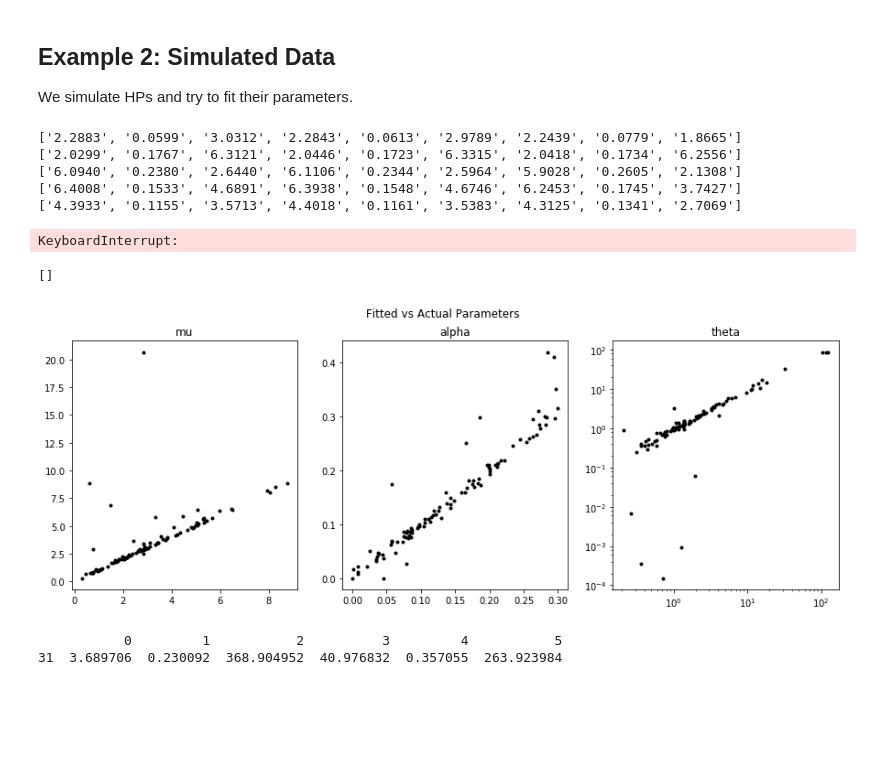
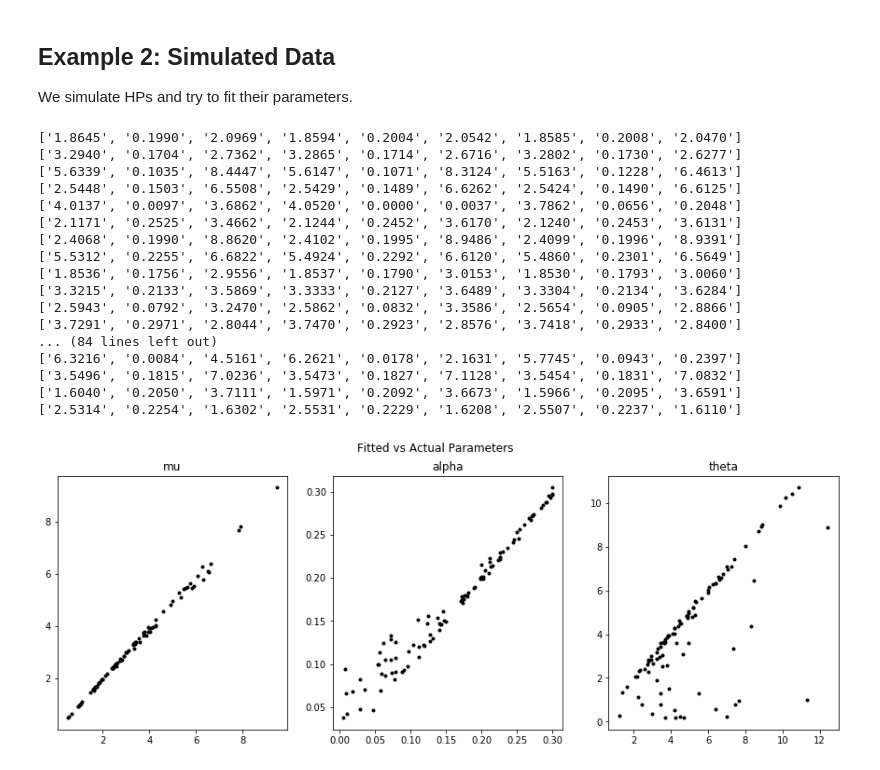
Before and after one commit to canerturkmen/hawkeslib, a Jupyter notebook: examples/UV Exp Example.ipynb, the cells around one changed output. Cells and saved outputs as stored; diff of their text form; code cells hidden in the pictures; blank space fills up the shorter version.

```diff
--- a/examples/UV Exp Example.ipynb
+++ b/examples/UV Exp Example.ipynb
@@ -83,38 +83,39 @@ for j in range(100):
 
     # fit with em
     hp3 = UVHP()
-    hp3.fit(smp, method="em", reltol=1e-6)
+    hp3.fit(smp, method="em", reltol=1e-8)
 
     comb_pars = hp.get_params() + hp2.get_params() + hp3.get_params()
     param_pairs.append(comb_pars)
 #     print param_pairs
     print ["%0.4f" % i for i in comb_pars]
 # %% [output]
-['2.2883', '0.0599', '3.0312', '2.2843', '0.0613', '2.9789', '2.2439', '0.0779', '1.8665']
-['2.0299', '0.1767', '6.3121', '2.0446', '0.1723', '6.3315', '2.0418', '0.1734', '6.2556']
-['6.0940', '0.2380', '2.6440', '6.1106', '0.2344', '2.5964', '5.9028', '0.2605', '2.1308']
-['6.4008', '0.1533', '4.6891', '6.3938', '0.1548', '4.6746', '6.2453', '0.1745', '3.7427']
-['4.3933', '0.1155', '3.5713', '4.4018', '0.1161', '3.5383', '4.3125', '0.1341', '2.7069']
+['1.8645', '0.1990', '2.0969', '1.8594', '0.2004', '2.0542', '1.8585', '0.2008', '2.0470']
+['3.2940', '0.1704', '2.7362', '3.2865', '0.1714', '2.6716', '3.2802', '0.1730', '2.6277']
+['5.6339', '0.1035', '8.4447', '5.6147', '0.1071', '8.3124', '5.5163', '0.1228', '6.4613']
+['2.5448', '0.1503', '6.5508', '2.5429', '0.1489', '6.6262', '2.5424', '0.1490', '6.6125']
+['4.0137', '0.0097', '3.6862', '4.0520', '0.0000', '0.0037', '3.7862', '0.0656', '0.2048']
+['2.1171', '0.2525', '3.4662', '2.1244', '0.2452', '3.6170', '2.1240', '0.2453', '3.6131']
+['2.4068', '0.1990', '8.8620', '2.4102', '0.1995', '8.9486', '2.4099', '0.1996', '8.9391']
+['5.5312', '0.2255', '6.6822', '5.4924', '0.2292', '6.6120', '5.4860', '0.2301', '6.5649']
+['1.8536', '0.1756', '2.9556', '1.8537', '0.1790', '3.0153', '1.8530', '0.1793', '3.0060']
+['3.3215', '0.2133', '3.5869', '3.3333', '0.2127', '3.6489', '3.3304', '0.2134', '3.6284']
+['2.5943', '0.0792', '3.2470', '2.5862', '0.0832', '3.3586', '2.5654', '0.0905', '2.8866']
+['3.7291', '0.2971', '2.8044', '3.7470', '0.2923', '2.8576', '3.7418', '0.2933', '2.8400']
+... (84 lines left out)
+['6.3216', '0.0084', '4.5161', '6.2621', '0.0178', '2.1631', '5.7745', '0.0943', '0.2397']
+['3.5496', '0.1815', '7.0236', '3.5473', '0.1827', '7.1128', '3.5454', '0.1831', '7.0832']
+['1.6040', '0.2050', '3.7111', '1.5971', '0.2092', '3.6673', '1.5966', '0.2095', '3.6591']
+['2.5314', '0.2254', '1.6302', '2.5531', '0.2229', '1.6208', '2.5507', '0.2237', '1.6110']
-KeyboardInterrupt:
 # %%
 Z = np.array(param_pairs)
 
 f, ax = plt.subplots(1, 3, figsize=(15,5))
 f.suptitle("Fitted vs Actual Parameters")
 for k in range(3):
-    ax[k].plot(Z[:, k], Z[:, k+3], "k.")
+    ax[k].plot(Z[:, k], Z[:, k+6], "k.")
     ax[k].set_title(["mu", "alpha", "theta"][k])
 
-ax[2].loglog()
+# ax[2].loglog()
 # %% [output]
-[]
-[figure, old version]
+[figure, new version]
-# %%
-# check the outlier
-
-df_pars = pd.DataFrame(Z)
-
-print df_pars[df_pars[3] > 30]  # very high theta!
-# %% [output]
-           0         1           2          3         4           5
-31  3.689706  0.230092  368.904952  40.976832  0.357055  263.923984
```
Also changed, not shown: parts of 1 cell of this notebook, 1 other file.
